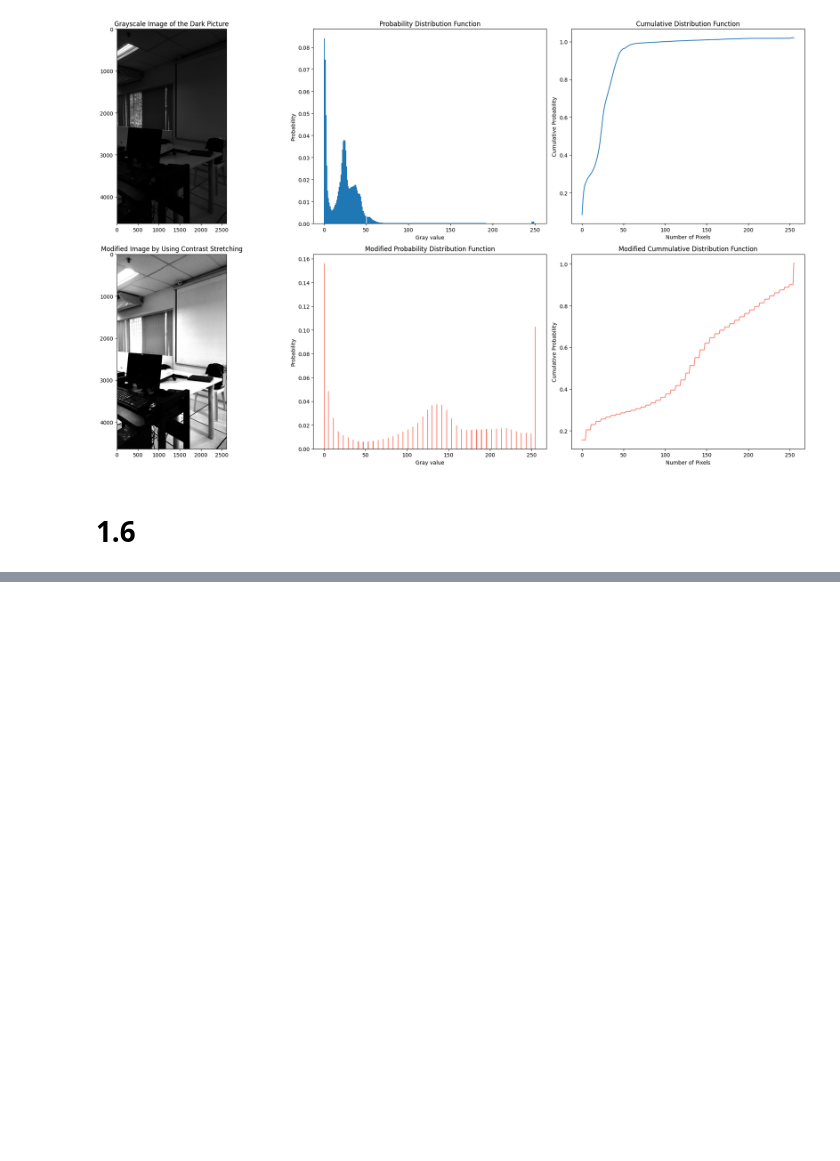
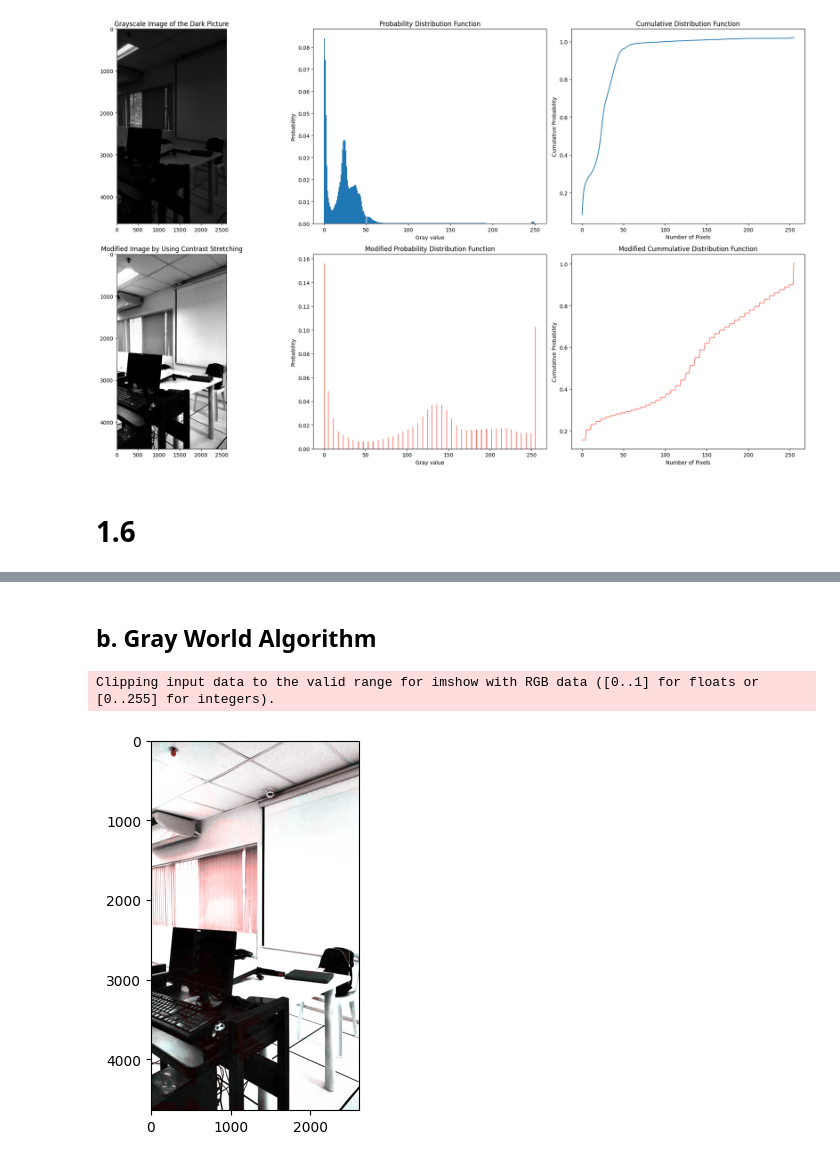
Before and after one commit to jclmaypa/MAYPA_AP-157-Submissions, a Jupyter notebook: Activity 1/Activity 1.ipynb, the cells around one changed output, grey strips where cells are left out. Drawn from its saved outputs; the diff is of its cells as text; code cells hidden in the pictures; blank space fills up the shorter version.

```diff
--- a/Activity 1/Activity 1.ipynb
+++ b/Activity 1/Activity 1.ipynb
@@ -530,0 +593,17 @@ Clipping input data to the valid range for imshow with RGB data ([0..1] for floa
+# %% [markdown]
+## b. Gray World Algorithm
+# %%
+Rwb = I_R/np.average(I_R)
+Gwb = I_G/np.average(I_G)
+Bwb = I_B/np.average(I_B)
+
+Iwb = np.zeros(I.shape)
+Iwb[:,:,0] = Rwb
+Iwb[:,:,1] = Gwb
+Iwb[:,:,2] = Gwb
+
+plt.imshow(Iwb)
+plt.show()
+# %% [output]
+Clipping input data to the valid range for imshow with RGB data ([0..1] for floats or [0..255] for integers).
+[figure, added]
```
Also changed, not shown: parts of 5 cells of this notebook, 2 other files.
